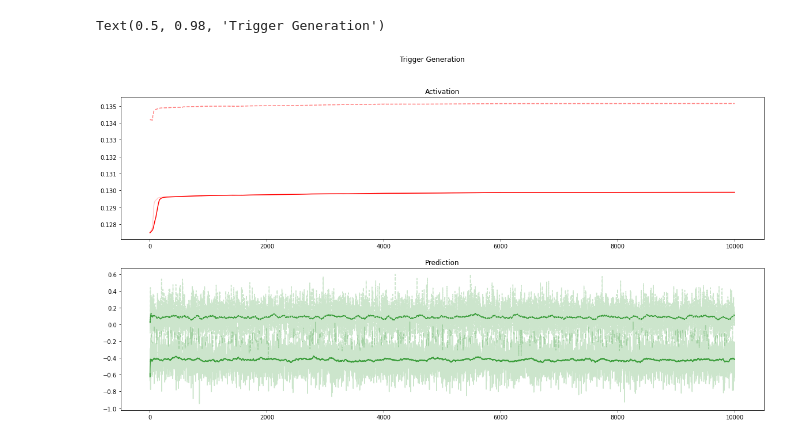
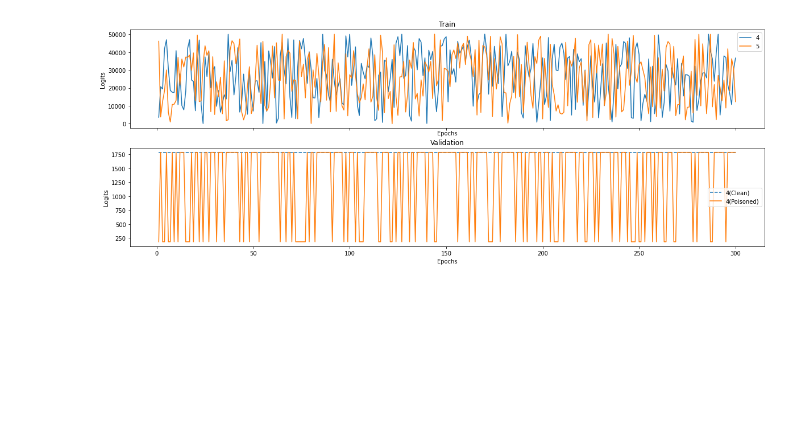
Before and after one commit to dhkim2810/RobNet, a Jupyter notebook: _test.ipynb, the cells around one changed output. Saved outputs shown, nothing was run; the diff lists cells and outputs as text; code cells hidden in the pictures; blank space fills up the shorter version.

Commit message:
gen trigger

```diff
--- a/_test.ipynb
+++ b/_test.ipynb
@@ -50,3 +50,24 @@ plt.show()
+# %%
+train_outputs[0].mean(dim=0)
+t = [o.max(dim=0)[1].detach().numpy()[3:5] for o in train_outputs]
+v = [o.max(dim=0)[1].detach().numpy()[3] for o in valid_outputs]
+p = [o.max(dim=0)[1].detach().numpy()[3] for o in poison_outputs]
+# %%
+fig, axs = plt.subplots(2,1, figsize=(20, 7), sharex=True)
+axs[0].plot(epochs, t)
+axs[0].set_xlabel('Epochs')
+axs[0].set_ylabel('Logits')
+axs[0].set_title('Train')
+axs[0].legend(['4','5'])
+axs[1].plot(epochs, v, '--')
+axs[1].plot(epochs, p)
+axs[1].set_xlabel('Epochs')
+axs[1].set_ylabel('Logits')
+axs[1].set_title('Validation')
+axs[1].legend(['4(Clean)','4(Poisoned)'])
+plt.show()
+# %% [output]
+[figure, added]
 # %%
 import torch
 import matplotlib.pyplot as plt
@@ -79,24 +100,23 @@ fig, axs = plt.subplots(2,1, figsize=(20,10))
 act_max_start = act_max.pop(0)
 act_t_start = act_sel.pop(0)
 axs[0].plot(steps, act_max, '--r', alpha=0.5)
-axs[0].plot(steps, act_sel, '-r', alpha=0.2)
+# axs[0].plot(steps, act_sel, '-r', alpha=0.2)
 axs[0].plot(steps, ema(act_sel), '-r')
+axs[0].legend(['Max Value','Target Value(EMA 100)'])
 axs[0].set_title("Activation")
 
 pred_clean_gt = pred_ori.pop(0)
 pred_clean_t = pred_target.pop(0)
 pred_start = pred_ori.pop(0)
 pred_target_start = pred_target.pop(0)
-axs[1].plot(steps, pred_ori, '--g', alpha=0.2)
+# axs[1].plot(steps, pred_ori, '--g', alpha=0.2)
 axs[1].plot(steps, ema(pred_ori), '--g', alpha=0.7)
-axs[1].plot(steps, pred_target, '-g', alpha=0.2)
+# axs[1].plot(steps, pred_target, '-g', alpha=0.2)
 axs[1].plot(steps, ema(pred_target), '-g', alpha=0.7)
+axs[1].legend(['Orignal(EMA 100)','Misclassification(EMA 100)'])
 axs[1].set_title("Prediction")
 
 plt.suptitle("Trigger Generation")
-# %% [output]
-Text(0.5, 0.98, 'Trigger Generation')
-[figure, removed]
 # %%
 # import matplotlib.pyplot as plt
 # import torch
```
Also changed, not shown: parts of 2 cells of this notebook.
